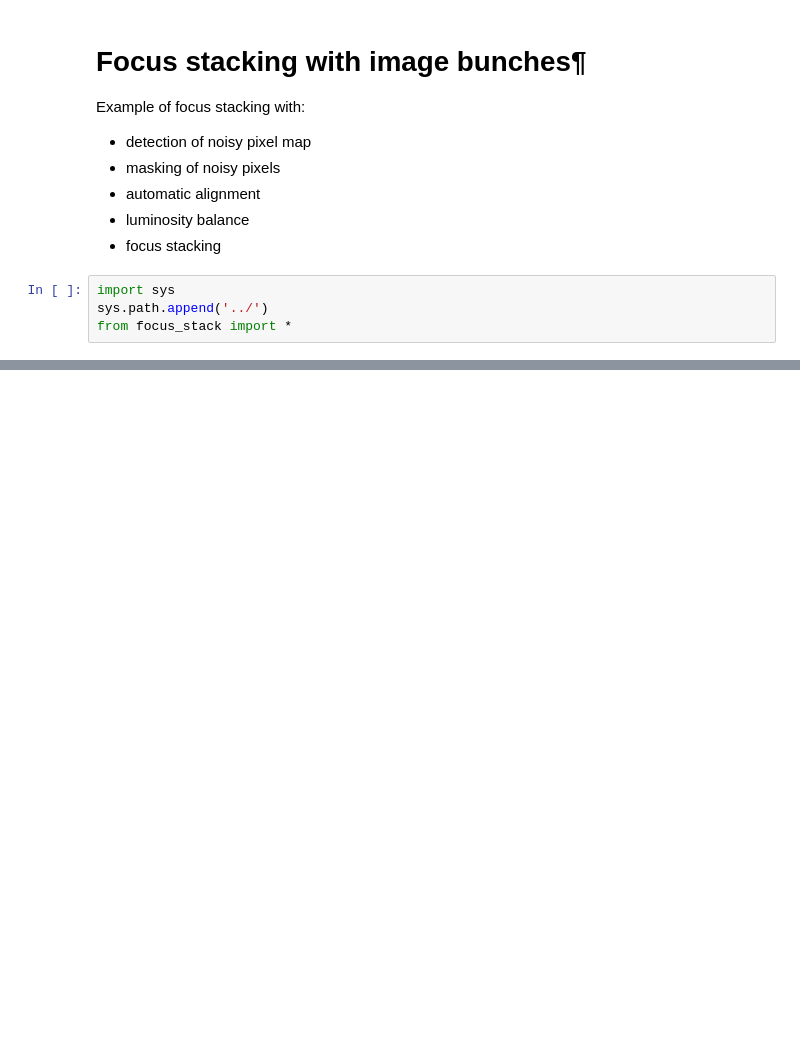
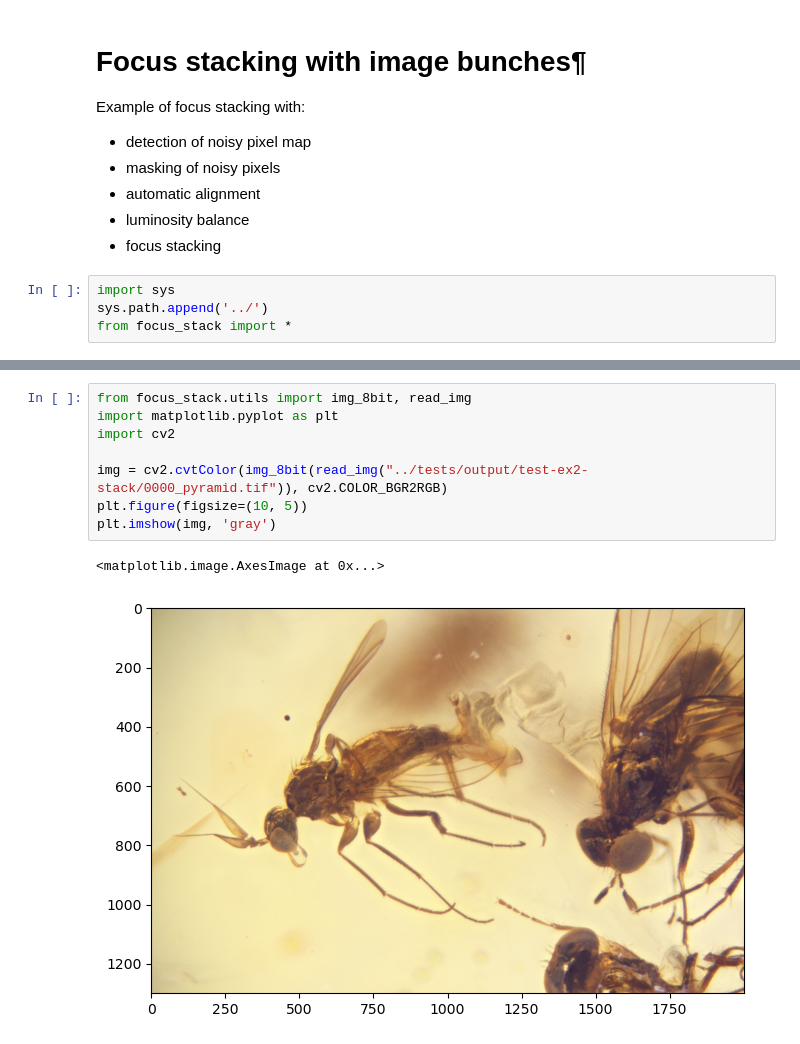
Before and after one commit to lucalista/shinestacker, a Jupyter notebook: examples/focus-stack-2.ipynb, the cells around one changed output, grey strips where cells are left out. Saved outputs shown, nothing was run; the diff lists cells and outputs as text; blank space fills up the shorter version.

```diff
--- a/examples/focus-stack-2.ipynb
+++ b/examples/focus-stack-2.ipynb
@@ -54,0 +61,11 @@ job.run()
+# %%
+from focus_stack.utils import img_8bit, read_img
+import matplotlib.pyplot as plt
+import cv2
+
+img = cv2.cvtColor(img_8bit(read_img("../tests/output/test-ex2-stack/0000_pyramid.tif")), cv2.COLOR_BGR2RGB)
+plt.figure(figsize=(10, 5))
+plt.imshow(img, 'gray')
+# %% [output]
+<matplotlib.image.AxesImage at 0x...>
+[figure, added]
```
Also changed, not shown: parts of 2 cells of this notebook, 1 other file.
